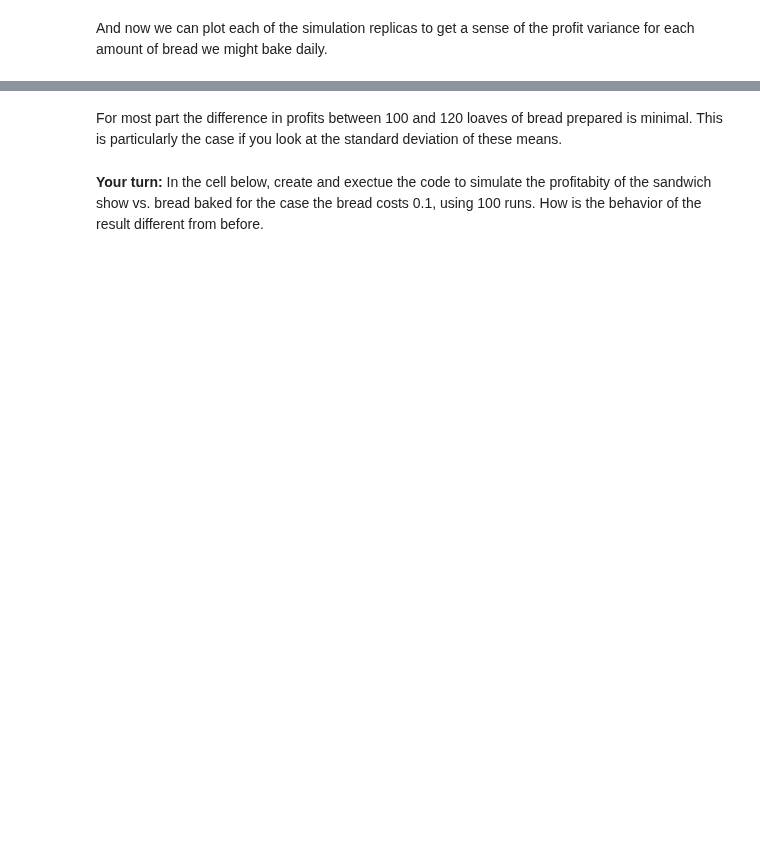
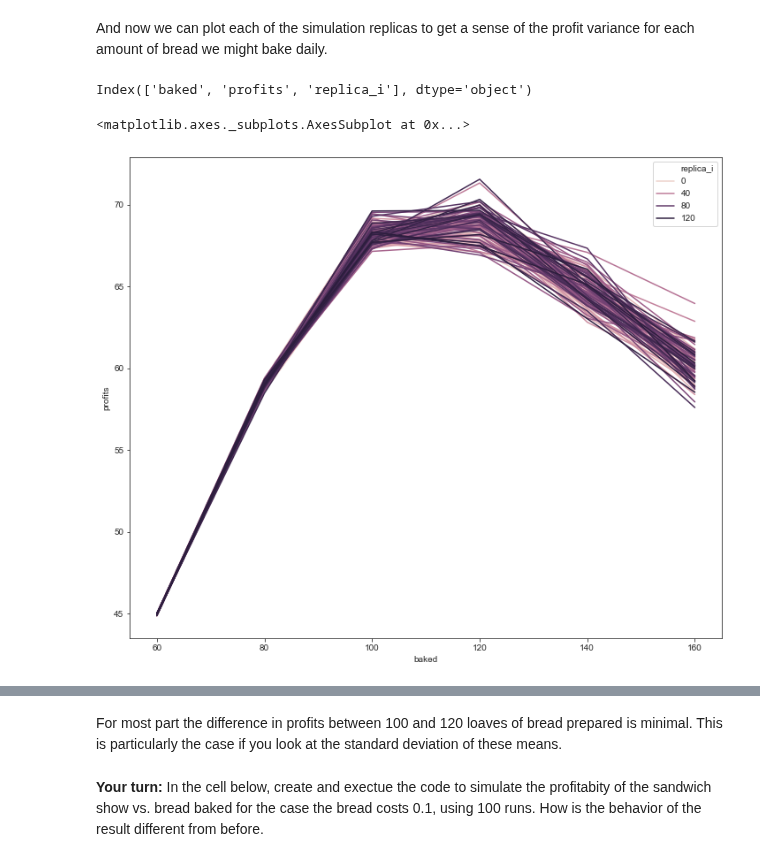
Before and after one commit to StephenElston/DataScience410, a Jupyter notebook: Lecture3/Simulation.ipynb, the cells around one changed output, grey strips where cells are left out. Saved outputs shown, nothing was run; the diff lists cells and outputs as text; code cells hidden in the pictures; blank space fills up the shorter version.

```diff
--- a/Lecture3/Simulation.ipynb
+++ b/Lecture3/Simulation.ipynb
@@ -195,8 +190,8 @@ Run this code and examine the results.
 # %%
 baked = 100
 n = 10
-lam = 100
-earned = 1.
+lamb = 100
+earned = 1.0
 cost = .25
 
 def baked_bread_samples(n_samples, n_bread):
@@ -206,6 +201,6 @@ def baked_bread_samples(n_samples, n_bread):
                         ).reset_index(drop=True)
 
 bread_samples = baked_bread_samples(n, baked)
-demand_samples = sim_demand(lam, n)
+demand_samples = sim_demand(lamb, n, bread_probas)
 
 demand_samples
@@ -212,10 +219,9 @@ demand_samples
 # %%
-def sim_profit(n_baked, n, lam, earned, cost):
-
+def sim_profit(n_baked, n, lam, earned, cost, bread_probas):
     # Draw samples for bread baking supply each day.
     bread_samples = baked_bread_samples(n, n_baked)
-    # Draw samples for demand each day.
-    demand_samples = sim_demand(lam, n)
+    # Draw samples for demand each day., bread_probas
+    demand_samples = sim_demand(lam, n, bread_probas)
     # Combine the supply and demand into a single dataframe.
     supply_demand = pandas.merge(
         bread_samples,
@@ -245,5 +251,5 @@ def sim_profit(n_baked, n, lam, earned, cost):
 
     return supply_demand
 
-profits = sim_profit(100, 10, 100, 1.00, .25)
+profits = sim_profit(100, 10, 100, 1.00, .25, bread_probas)
 profits
@@ -294,7 +327,7 @@ Of several remaining quesitons, a manager of the sandwich shop might be most int
 Since there is only one variable in this case, it is a simple matter to step over some likely values and find the one which optimizes the profit of the shop. The code in the cell does just this and plots a graph of the result. Run the code and examine the result.
 # %%
 bread_counts = (60, 80, 100, 120, 140, 160)
-mean_profits = [sim_profit(n_bread, 10000, 100, 1.00, .25).profit.mean()
+mean_profits = [sim_profit(n_bread, 10000, 100, 1.00, .25, bread_probas).profit.mean()
     for n_bread in bread_counts]
 
 scenarios = pandas.DataFrame({'baked': bread_counts, 'profits': mean_profits})
@@ -309,8 +355,8 @@ Run this code and examine the printed and ploted results.
 # %%
-def sim_profit_replicas(n_replicas, bread_counts, n_days, lam, earned, cost):
+def sim_profit_replicas(n_replicas, bread_counts, n_days, lam, earned, cost, bread_probas):
     all_scenarios = []
     for replica_i in range(n_replicas):
-        mean_profits = [sim_profit(n_bread, n_days, lam, earned, cost).profit.mean()
+        mean_profits = [sim_profit(n_bread, n_days, lam, earned, cost, bread_probas).profit.mean()
             for n_bread in bread_counts]
         scenarios = pandas.DataFrame({'baked': bread_counts, 'profits': mean_profits})
         scenarios['replica_i'] = replica_i
@@ -324,6 +370,7 @@ replicas = sim_profit_replicas(
     n_days=100,
     lam=100,
     earned=1.00,
-    cost=.25)
+    cost=.25,
+    bread_probas = bread_probas)
 # %%
 replicas.head()
@@ -334,7 +397,12 @@ replicas.groupby('baked').profits.std()
 # %% [markdown]
 And now we can plot each of the simulation replicas to get a sense of the profit variance for each amount of bread we might bake daily.
+# %%
+replicas.columns
+# %% [output]
+Index(['baked', 'profits', 'replica_i'], dtype='object')
 # %%
 pyplot.figure(figsize=(12, 10))
-seaborn.tsplot(
-    replicas, time='baked', unit='replica_i', value='profits',
-    err_style='unit_traces')
+seaborn.lineplot(x='baked', y='profits', hue='replica_i', data=replicas)
+# %% [output]
+<matplotlib.axes._subplots.AxesSubplot at 0x...>
+[figure, added]
```
Also changed, not shown: parts of 36 cells of this notebook.
